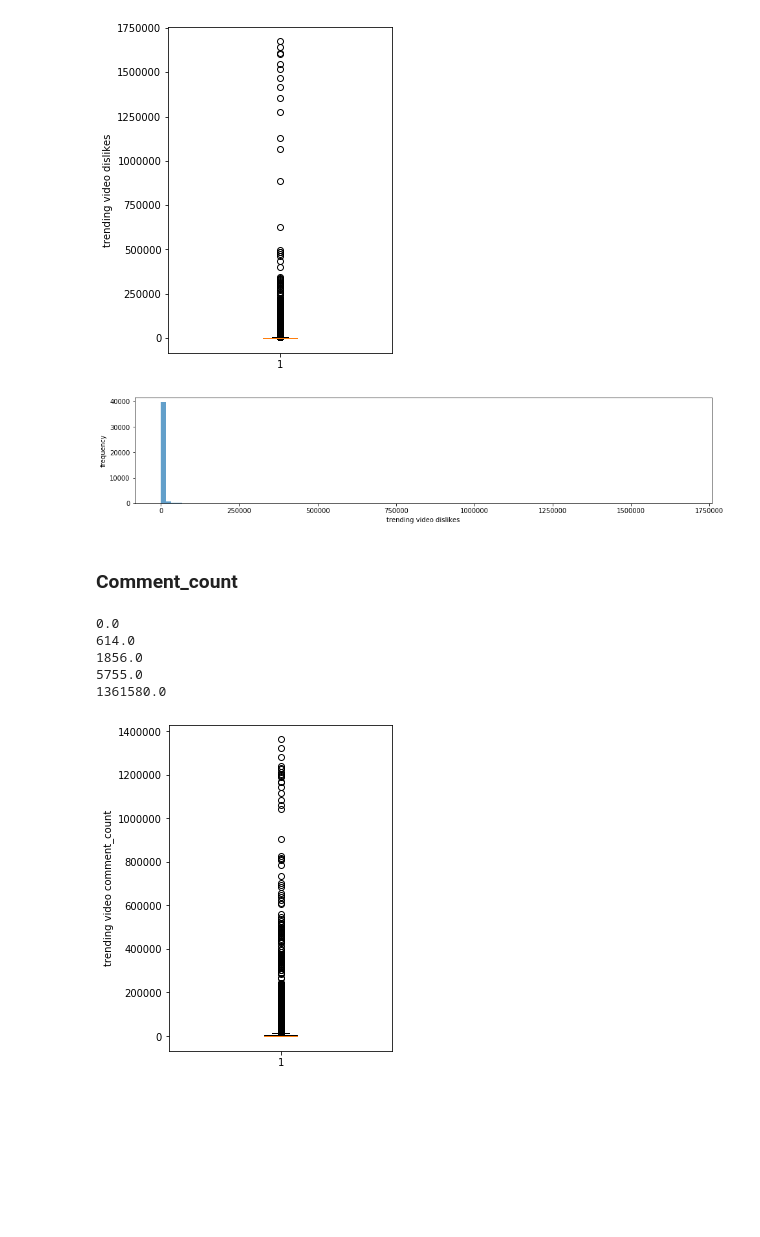
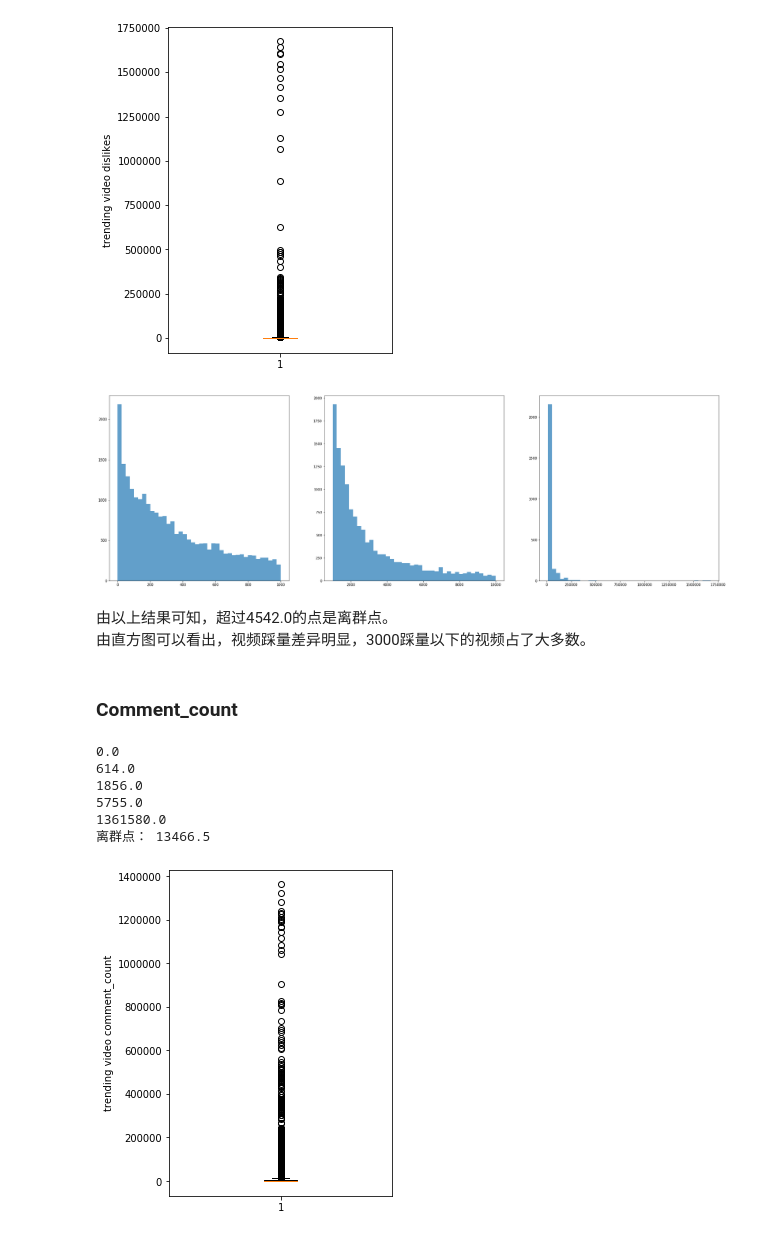
Before and after one commit to Wchoward/DataMiningClass, a Jupyter notebook: youtube.ipynb, the cells around one changed output. Drawn from its saved outputs; the diff is of its cells as text; code cells hidden in the pictures; blank space fills up the shorter version.

```diff
--- a/youtube.ipynb
+++ b/youtube.ipynb
@@ -259,14 +314,14 @@ plt.ylabel('trending video dislikes')
 plt.show()
 # %% [output]
 [figure]
-# %%
-fig = plt.figure(figsize = (16, 3))
-plt.hist(US_data_dislikes, bins = 100, alpha = 0.7)
-plt.xlabel('trending video dislikes')
-plt.ylabel('frequency')
-plt.show()
-# %% [output]
-[figure, removed]
+# %%
+US.select_col('dislikes')
+US.seg_hist(1000,10000,32,10,'trending video dislikes','frequency')
+# %% [output]
+[figure, added]
+# %% [markdown]
+由以上结果可知，超过4542.0的点是离群点。
+由直方图可以看出，视频踩量差异明显，3000踩量以下的视频占了大多数。
 # %% [markdown]
 ### Comment_count
 # %%
@@ -274,12 +329,15 @@ US_data_comment_count = np.array(US_data['comment_count'])
 US_data_comment_count.sort()
 for i in range(0,101,25):
         print(np.percentile(US_data_comment_count, i))
+outlier = np.percentile(US_data_comment_count,75) + (np.percentile(US_data_comment_count,75) - np.percentile(US_data_comment_count,25)) * 1.5
+print('离群点：', outlier)
 # %% [output]
 0.0
 614.0
 1856.0
 5755.0
 1361580.0
+离群点： 13466.5
 # %%
 fig = plt.figure(figsize=(4, 6))
 plt.boxplot(US_data_comment_count, notch=False, vert=True)
```
Also changed, not shown: parts of 26 cells of this notebook.
